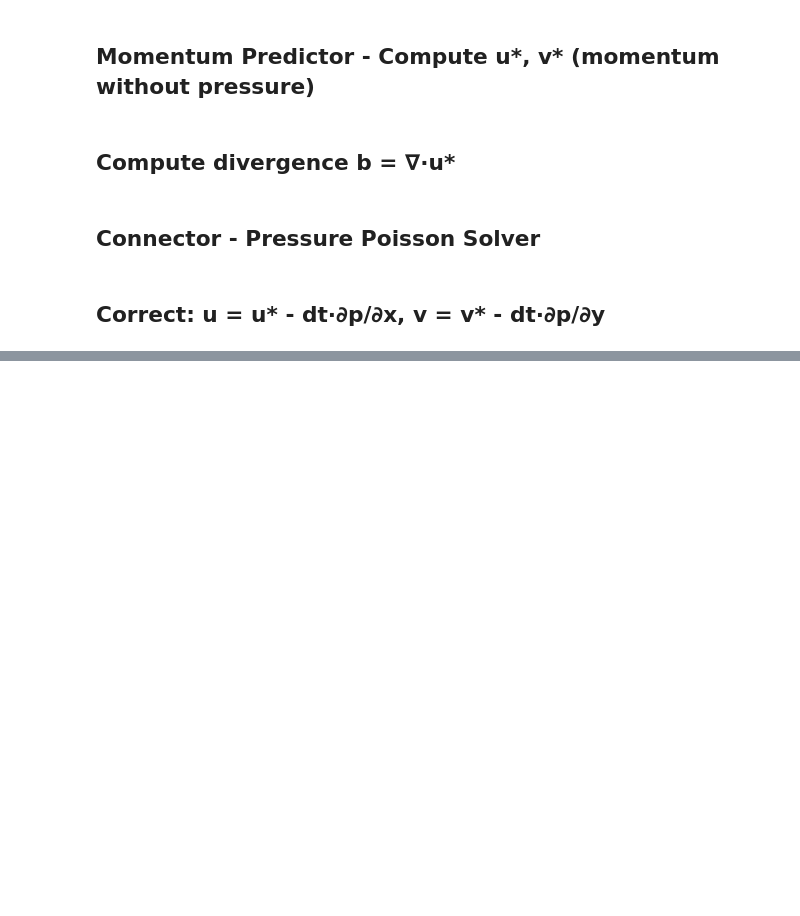
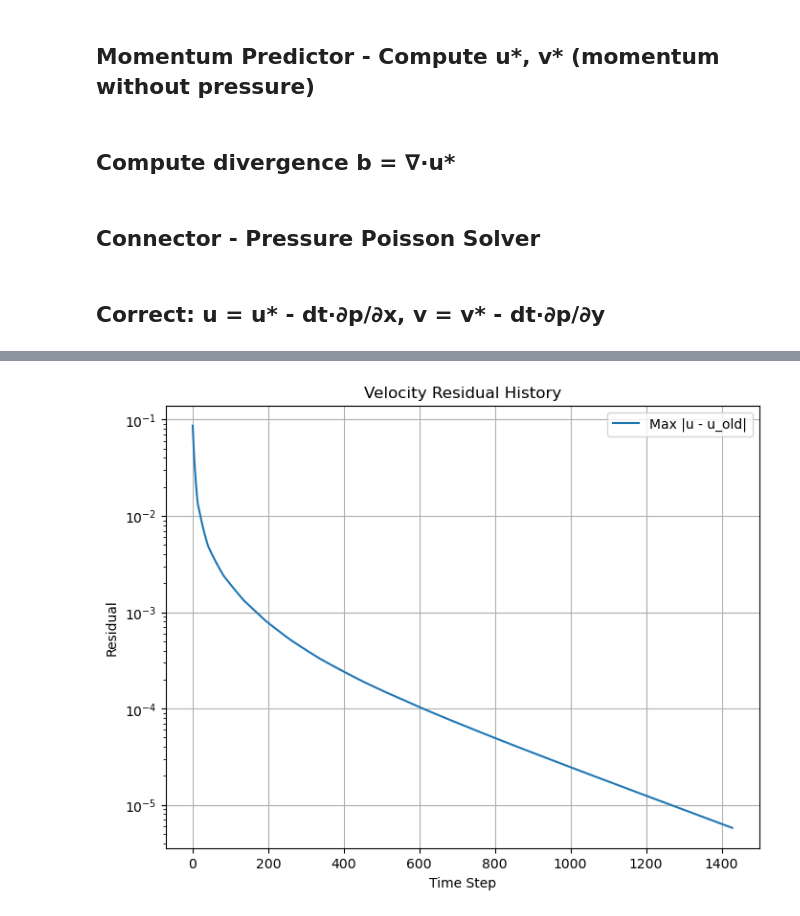
Before and after one commit to harishragul/cfd, a Jupyter notebook: exercise/lid_driven_cavity.ipynb, the cells around one changed output, grey strips where cells are left out. Drawn from its saved outputs; the diff is of its cells as text; code cells hidden in the pictures; blank space fills up the shorter version.

```diff
--- a/exercise/lid_driven_cavity.ipynb
+++ b/exercise/lid_driven_cavity.ipynb
@@ -163,0 +264,12 @@ def pressure_poisson_connector(u_star, v_star, p, dx, dy, dt, rho=1.0, max_iter=
+# %%
+# Velocity Residual Plot
+plt.figure(figsize=(8, 6))
+plt.title("Velocity Residual History")
+plt.semilogy(residual_history, label='Max |u - u_old|')
+plt.xlabel('Time Step')
+plt.ylabel('Residual')
+plt.grid()
+plt.legend()
+plt.show()
+# %% [output]
+[figure, added]
```
Also changed, not shown: parts of 11 cells of this notebook, 3 other files.
